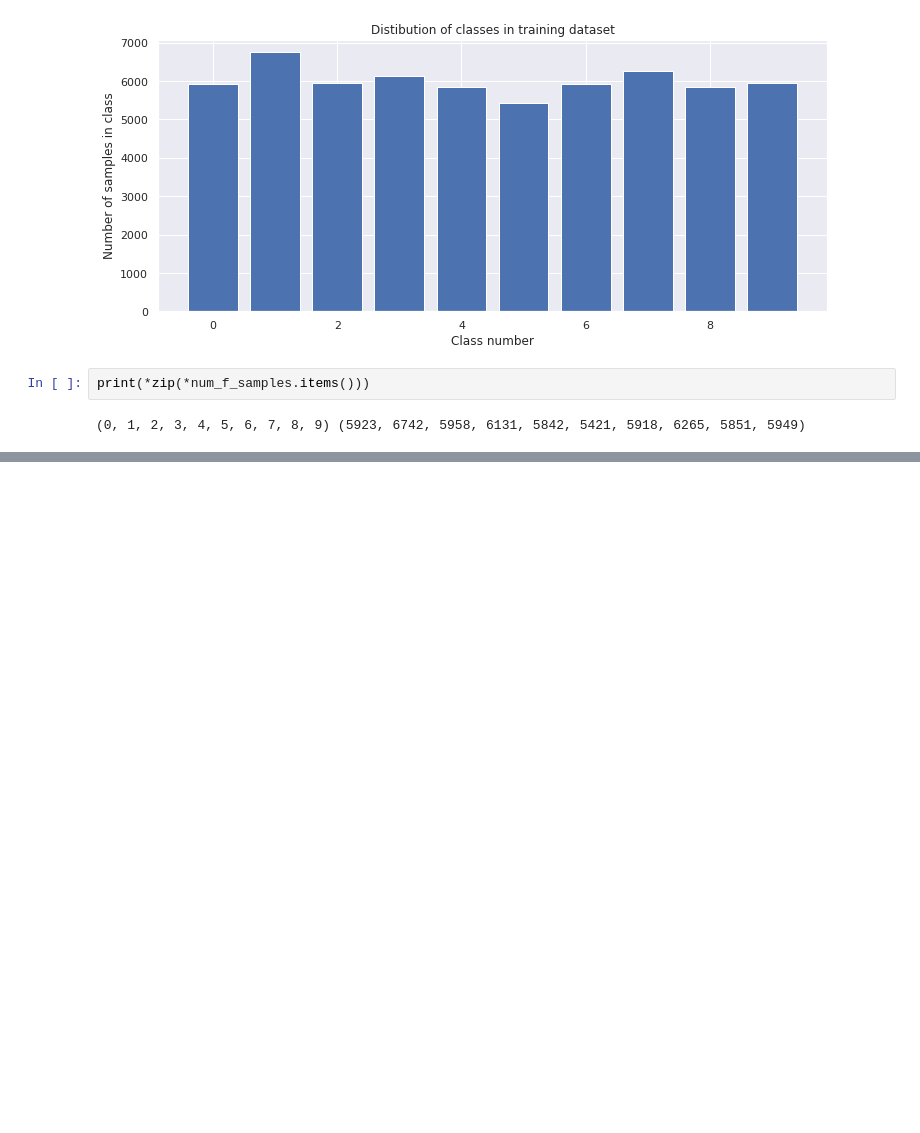
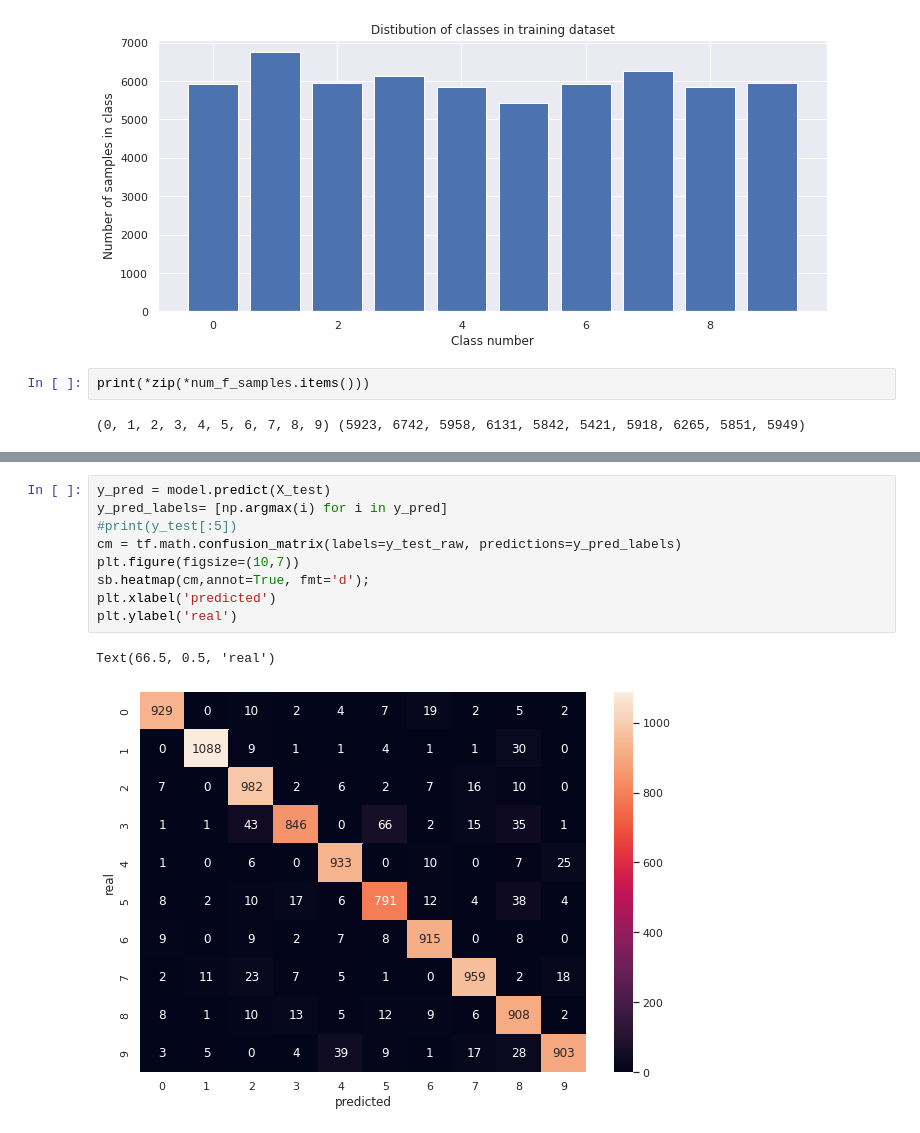
Before and after one commit to tegerte/1, a Jupyter notebook: mnist.ipynb, the cells around one changed output, grey strips where cells are left out. Drawn from its saved outputs; the diff is of its cells as text; blank space fills up the shorter version.

```diff
--- a/mnist.ipynb
+++ b/mnist.ipynb
@@ -64,0 +189,12 @@ print(*zip(*num_f_samples.items()))
+# %%
+y_pred = model.predict(X_test)
+y_pred_labels= [np.argmax(i) for i in y_pred]
+#print(y_test[:5])
+cm = tf.math.confusion_matrix(labels=y_test_raw, predictions=y_pred_labels)
+plt.figure(figsize=(10,7))
+sb.heatmap(cm,annot=True, fmt='d');
+plt.xlabel('predicted')
+plt.ylabel('real')
+# %% [output]
+Text(66.5, 0.5, 'real')
+[figure, added]
```
Also changed, not shown: parts of 13 cells of this notebook.
